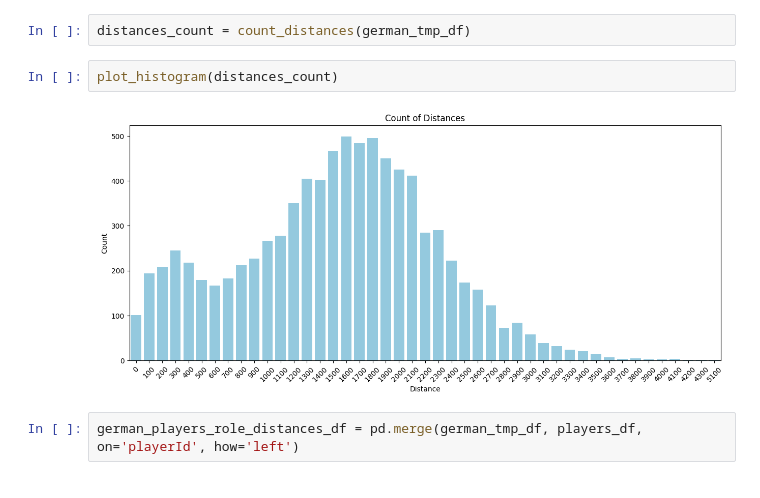
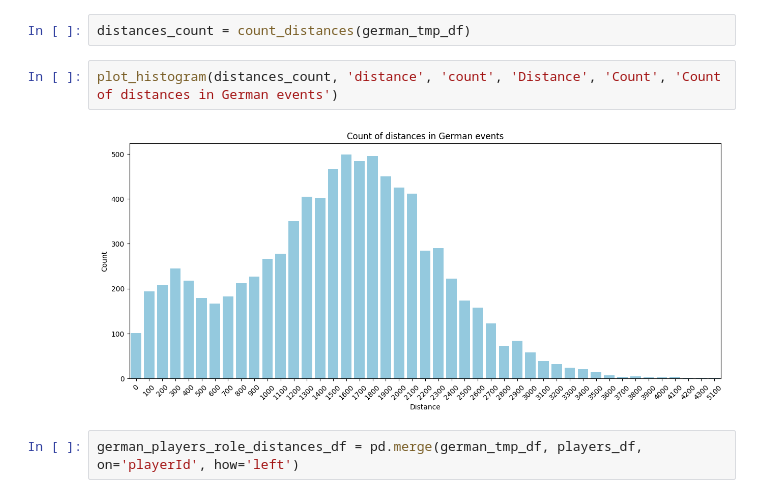
Before and after one commit to PasqualeEsposito/Geospatial_Analytics, a Jupyter notebook: Distances_analysis.ipynb, the cells around one changed output. Cells and saved outputs as stored; diff of their text form.

```diff
--- a/Distances_analysis.ipynb
+++ b/Distances_analysis.ipynb
@@ -133,10 +133,10 @@ events_players_distances_df = compute_distance(events_players_df)
 german_tmp_df = sum_distances(events_players_distances_df)
 # %%
 distances_count = count_distances(german_tmp_df)
-# %%
-plot_histogram(distances_count)
-# %% [output]
-[figure, removed]
+# %%
+plot_histogram(distances_count, 'distance', 'count', 'Distance', 'Count', 'Count of distances in German events')
+# %% [output]
+[figure, added]
 # %%
 german_players_role_distances_df = pd.merge(german_tmp_df, players_df, on='playerId', how='left')
 # %%
```
Also changed, not shown: parts of 14 cells of this notebook, 1 other file.
